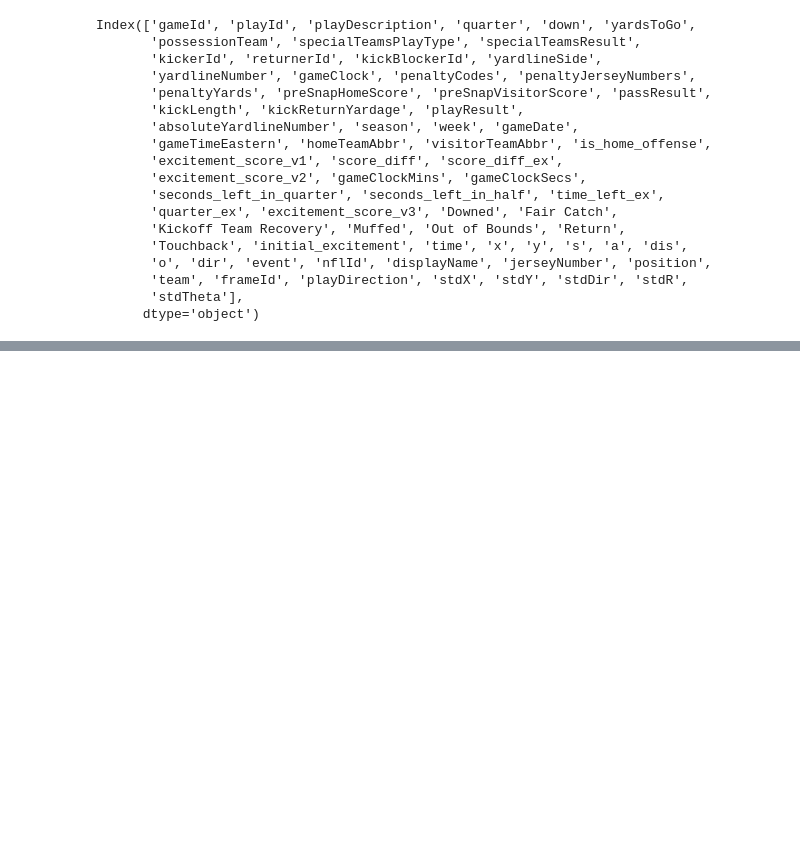
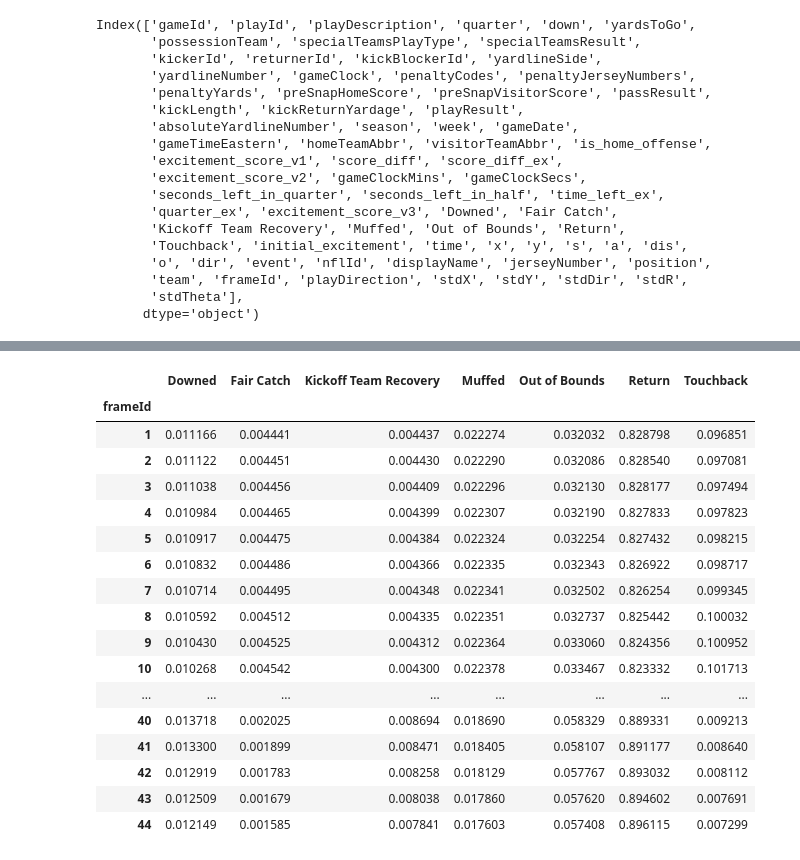
Before and after one commit to icowen/big-data-bowl-2022, a Jupyter notebook: eda.ipynb, the cells around one changed output, grey strips where cells are left out. Drawn from its saved outputs; the diff is of its cells as text; code cells hidden in the pictures; blank space fills up the shorter version.

```diff
--- a/eda.ipynb
+++ b/eda.ipynb
@@ -808,0 +1028,22 @@ kickoff_data = kickoff_tracking[['gameId', 'playId', 'posessionTeam', 'excitemen
+# %%
+analysis = pd.DataFrame(final_play_preds, index=final_play['frameId'], columns=output_cols)
+analysis
+# %% [output]
+|  | Downed | Fair Catch | Kickoff Team Recovery | Muffed | Out of Bounds | Return | Touchback |
+| frameId |  |  |  |  |  |  |  |
+| 1 | 0.011166 | 0.004441 | 0.004437 | 0.022274 | 0.032032 | 0.828798 | 0.096851 |
+| 2 | 0.011122 | 0.004451 | 0.004430 | 0.022290 | 0.032086 | 0.828540 | 0.097081 |
+| 3 | 0.011038 | 0.004456 | 0.004409 | 0.022296 | 0.032130 | 0.828177 | 0.097494 |
+| 4 | 0.010984 | 0.004465 | 0.004399 | 0.022307 | 0.032190 | 0.827833 | 0.097823 |
+| 5 | 0.010917 | 0.004475 | 0.004384 | 0.022324 | 0.032254 | 0.827432 | 0.098215 |
+| 6 | 0.010832 | 0.004486 | 0.004366 | 0.022335 | 0.032343 | 0.826922 | 0.098717 |
+| 7 | 0.010714 | 0.004495 | 0.004348 | 0.022341 | 0.032502 | 0.826254 | 0.099345 |
+| 8 | 0.010592 | 0.004512 | 0.004335 | 0.022351 | 0.032737 | 0.825442 | 0.100032 |
+| 9 | 0.010430 | 0.004525 | 0.004312 | 0.022364 | 0.033060 | 0.824356 | 0.100952 |
+| 10 | 0.010268 | 0.004542 | 0.004300 | 0.022378 | 0.033467 | 0.823332 | 0.101713 |
+| ... | ... | ... | ... | ... | ... | ... | ... |
+| 40 | 0.013718 | 0.002025 | 0.008694 | 0.018690 | 0.058329 | 0.889331 | 0.009213 |
+| 41 | 0.013300 | 0.001899 | 0.008471 | 0.018405 | 0.058107 | 0.891177 | 0.008640 |
+| 42 | 0.012919 | 0.001783 | 0.008258 | 0.018129 | 0.057767 | 0.893032 | 0.008112 |
+| 43 | 0.012509 | 0.001679 | 0.008038 | 0.017860 | 0.057620 | 0.894602 | 0.007691 |
+| 44 | 0.012149 | 0.001585 | 0.007841 | 0.017603 | 0.057408 | 0.896115 | 0.007299 |
```
Also changed, not shown: parts of 42 cells of this notebook, 1 other file.
